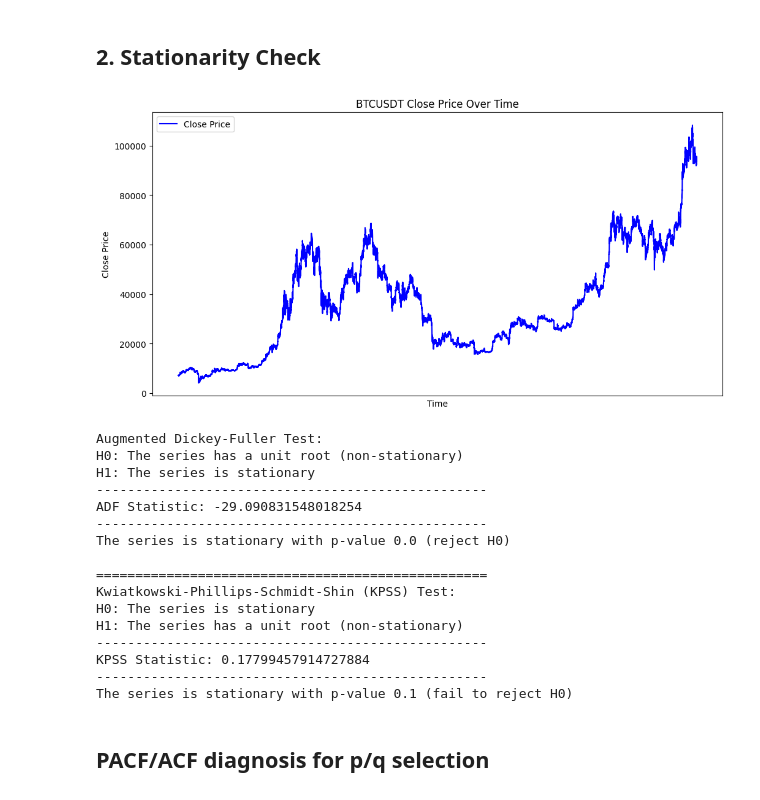
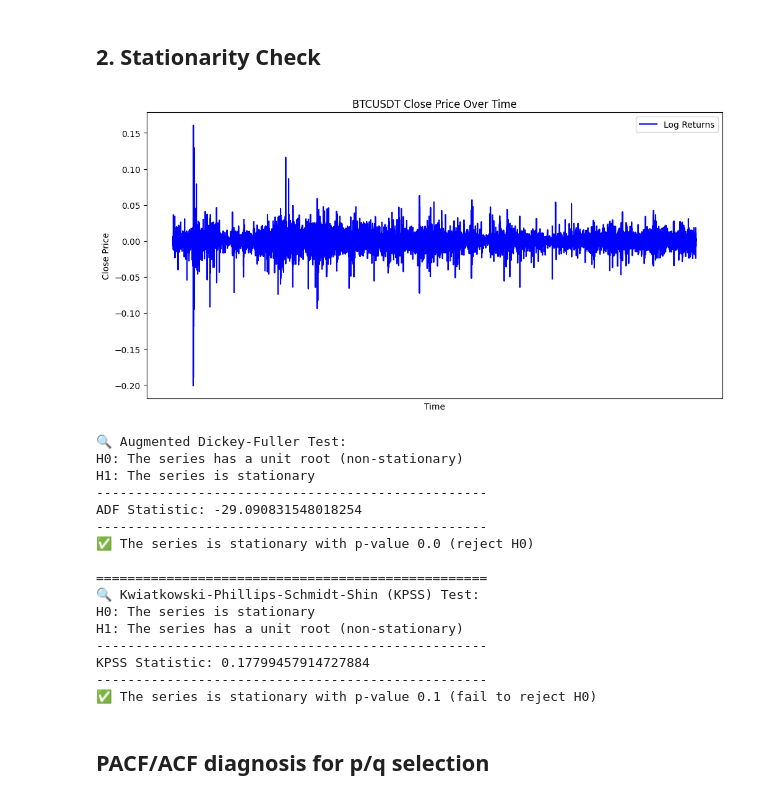
Before and after one commit to spenceypantsy1/pricing-comparison, a Jupyter notebook: notebooks/02_data_eda_engineering.ipynb, the cells around one changed output. Saved outputs shown, nothing was run; the diff lists cells and outputs as text; code cells hidden in the pictures.

```diff
--- a/notebooks/02_data_eda_engineering.ipynb
+++ b/notebooks/02_data_eda_engineering.ipynb
@@ -55,68 +59,70 @@ display(crypto)
 # %%
 import matplotlib.pyplot as plt
 
 plt.figure(figsize=(12, 6))
-plt.plot(crypto['timestamp'], crypto['close'], label='Close Price', color='blue')
+plt.plot(crypto['timestamp'], crypto['log_return'], label='Log Returns', color='blue')
 plt.title('BTCUSDT Close Price Over Time')
 plt.xlabel('Time')
 plt.xticks([])
 plt.ylabel('Close Price')
 plt.legend()
 plt.show()
 # %% [output]
-[figure, old version]
+[figure, new version]
 # %%
 from statsmodels.tsa.stattools import adfuller, kpss
 import warnings
 warnings.filterwarnings("ignore")
 
-# ADF test for unit root
-print("Augmented Dickey-Fuller Test:")
+# +--------------------------------------------------------------+
+# |                   ADF TEST OF STATIONARITY                   |
+# +--------------------------------------------------------------+
+print("🔍 Augmented Dickey-Fuller Test:")
 print("H0: The series has a unit root (non-stationary)")
 print("H1: The series is stationary")
 print("-" * 50)
 
 adf_result = adfuller(crypto['log_return'])     # * Actual test is done here XDD
 print("ADF Statistic:", adf_result[0])
-print("-" * 50)
 
 if adf_result[1] < 0.05:
-    print(f"The series is stationary with p-value {adf_result[1]} (reject H0)\n")
+    print(f"✅ The series is stationary with p-value {adf_result[1]} (reject H0)\n")
 else:
-    print(f"The series is non-stationary with p-value {adf_result[1]} (fail to reject H0)\n")
+    print(f"❌ The series is non-stationary with p-value {adf_result[1]} (fail to reject H0)\n")
 
 
-# KPSS test for stationarity
-print("=" * 50 ,"\nKwiatkowski-Phillips-Schmidt-Shin (KPSS) Test:")
+# +--------------------------------------------------------------+
+# |                 KPSS TEST OF STATIONARITY                    |
+# +--------------------------------------------------------------+
+print("=" * 50 ,"\n🔍 Kwiatkowski-Phillips-Schmidt-Shin (KPSS) Test:")
 print("H0: The series is stationary")
 print("H1: The series has a unit root (non-stationary)")
 print("-" * 50)
 
 kpss_result = kpss(crypto['log_return'], regression='c', nlags="auto")  # * Actual test is done here XDD
 print("KPSS Statistic:", kpss_result[0])
-print("-" * 50)
 
 if kpss_result[1] < 0.05:
-    print(f"The series is non-stationary with p-value {kpss_result[1]} (reject H0)")
+    print(f"❌ The series is non-stationary with p-value {kpss_result[1]} (reject H0)")
 else:
-    print(f"The series is stationary with p-value {kpss_result[1]} (fail to reject H0)")
+    print(f"✅ The series is stationary with p-value {kpss_result[1]} (fail to reject H0)")
 # %% [output]
-Augmented Dickey-Fuller Test:
+🔍 Augmented Dickey-Fuller Test:
 H0: The series has a unit root (non-stationary)
 H1: The series is stationary
 --------------------------------------------------
 ADF Statistic: -29.090831548018254
 --------------------------------------------------
-The series is stationary with p-value 0.0 (reject H0)
+✅ The series is stationary with p-value 0.0 (reject H0)
 
 ==================================================
-Kwiatkowski-Phillips-Schmidt-Shin (KPSS) Test:
+🔍 Kwiatkowski-Phillips-Schmidt-Shin (KPSS) Test:
 H0: The series is stationary
 H1: The series has a unit root (non-stationary)
 --------------------------------------------------
 KPSS Statistic: 0.17799457914727884
 --------------------------------------------------
-The series is stationary with p-value 0.1 (fail to reject H0)
+✅ The series is stationary with p-value 0.1 (fail to reject H0)
 # %% [markdown]
 ## PACF/ACF diagnosis for p/q selection
 # %%
```
Also changed, not shown: parts of 3 cells of this notebook.
